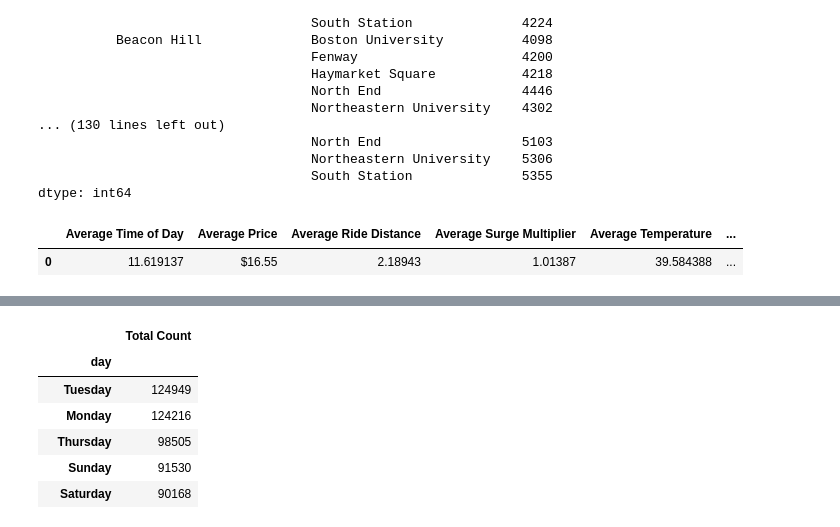
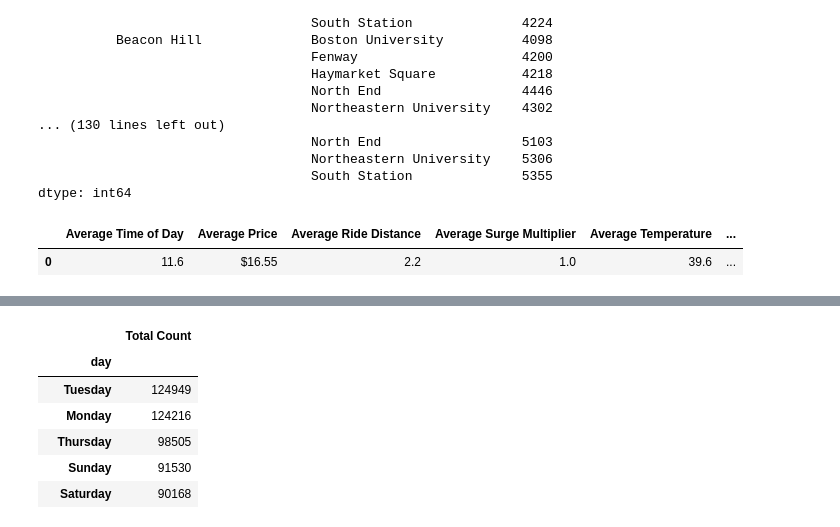
Before and after one commit to jillpeloquin13/UberProject, a Jupyter notebook: uber_data.ipynb, the cells around one changed output, grey strips where cells are left out. Saved outputs shown, nothing was run; the diff lists cells and outputs as text; code cells hidden in the pictures.

Commit message:
Cleaned up some analysis, added remove NaN, and added line plot at the end of the notebook

```diff
--- a/uber_data.ipynb
+++ b/uber_data.ipynb
@@ -110,36 +114,44 @@ dtype: int64
 #What are the mean state of the factors in consideration?
 mean_hour = clean_ride_data["hour"].mean()
 mean_price = clean_ride_data["price"].mean()
 mean_distance = clean_ride_data["distance"].mean()
 mean_surge_muliplier = clean_ride_data["surge_multiplier"].mean()
 mean_temperature = clean_ride_data["temperature"].mean()
 mean_apparentTemperature = clean_ride_data["apparentTemperature"].mean()
 mean_windSpeed = clean_ride_data["windSpeed"].mean()
 mean_visibility = clean_ride_data["visibility"].mean()
+mean_precip = clean_ride_data["precipProbability"].mean()
 
 # Create a new Datatframe for summary stats
 
 Summary_table = {
                  "Average Time of Day":[mean_hour],
                  "Average Price": [mean_price],
                  "Average Ride Distance": [mean_distance],
                  "Average Surge Multiplier":[mean_surge_muliplier],
                  "Average Temperature":[mean_temperature],
                  "Average Apparent Temperature": [mean_apparentTemperature],
                  "Average Windspeed": [mean_windSpeed],
                  "Average Visibility":[mean_visibility],
-    # bring in precep data
+                 "Average Precip":[mean_precip]
 
                 }
 
 # TO DO, if we like this, we can continue to format all the data in the summary table
 Summary_table_df = pd.DataFrame(Summary_table)
+Summary_table_df['Average Time of Day'] = Summary_table_df['Average Time of Day'].round(decimals=1)
 Summary_table_df['Average Price'] = Summary_table_df['Average Price'].map('${:,.2f}'.format)
-#Summary_table_df['Total Revenue'] = Summary_table_df['Total Revenue'].map('${:,.2f}'.format)
+Summary_table_df['Average Ride Distance'] = Summary_table_df['Average Ride Distance'].round(decimals=1)
+Summary_table_df['Average Surge Multiplier'] = Summary_table_df['Average Surge Multiplier'].round(decimals=1)
+Summary_table_df['Average Temperature'] = Summary_table_df['Average Temperature'].round(decimals=1)
+Summary_table_df['Average Apparent Temperature'] = Summary_table_df['Average Apparent Temperature'].round(decimals=1)
+Summary_table_df['Average Windspeed'] = Summary_table_df['Average Windspeed'].round(decimals=1)
+Summary_table_df['Average Visibility'] = Summary_table_df['Average Visibility'].round(decimals=1)
+
 Summary_table_df
 # %% [output]
 |  | Average Time of Day | Average Price | Average Ride Distance | Average Surge Multiplier | Average Temperature | ... |
-| 0 | 11.619137 | $16.55 | 2.18943 | 1.01387 | 39.584388 | ... |
+| 0 | 11.6 | $16.55 | 2.2 | 1.0 | 39.6 | ... |
 # %%
 grouped_Stats_df = clean_ride_data.groupby(['cab_type','source'])
 Grouped_mean_df = grouped_Stats_df['hour'].mean()
```
Also changed, not shown: parts of 21 cells of this notebook.
